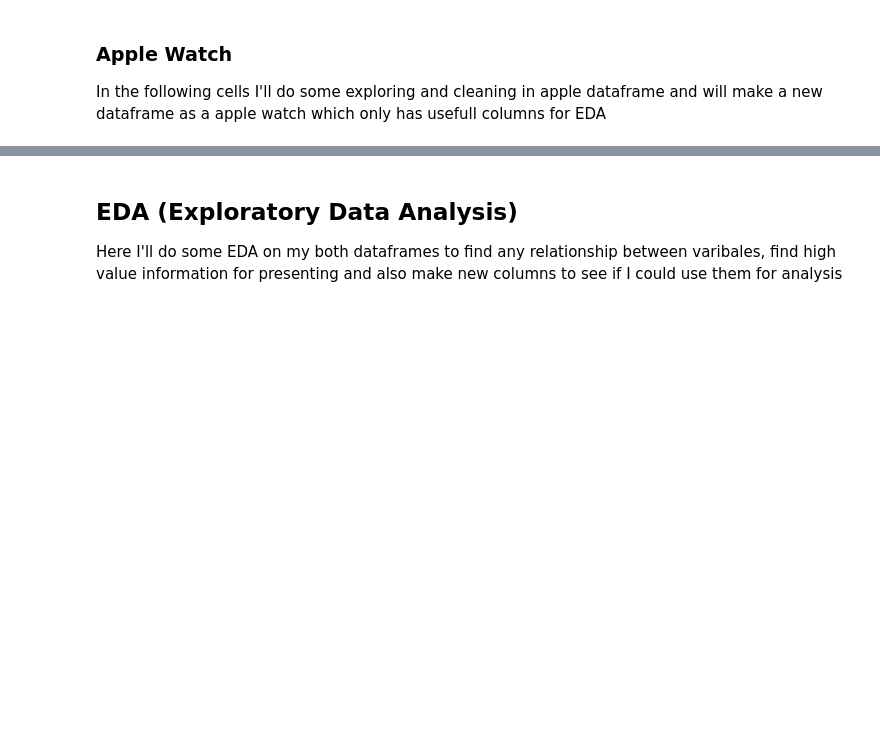
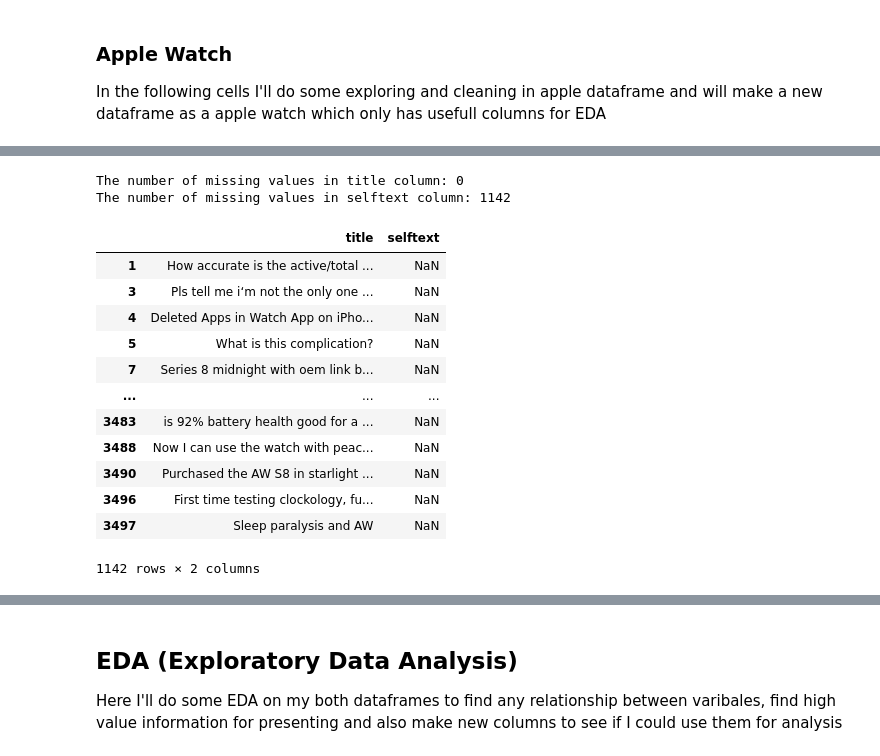
Before and after one commit to farhadfarahanii/Predicting_Subreddit_Based_on_ML_-Models, a Jupyter notebook: code/02_Cleaning_and_EDA.ipynb, the cells around one changed output, grey strips where cells are left out. Saved outputs shown, nothing was run; the diff lists cells and outputs as text; code cells hidden in the pictures; blank space fills up the shorter version.

```diff
--- a/code/02_Cleaning_and_EDA.ipynb
+++ b/code/02_Cleaning_and_EDA.ipynb
@@ -197,0 +115,9 @@ df_applewatch.head()
+# %%
+# load data
+df_apple = pd.read_csv(apple_path)
+
+# Get some basic information
+print(f"Sample Data :{df_apple.head()}")
+print(f"\n--------------------------\n\n Columns : {[i for i in df_apple.columns]}")
+print(f"\n--------------------------\n\n Size of the dataset : {df_apple.shape[0]}")
+print(f"\n--------------------------\n\n Total number of columns : {df_apple.shape[1]}")
@@ -197,0 +142,23 @@ df_applewatch.head()
+# %%
+print(f"The number of missing values in title column: {df_apple['title'].isna().sum()}")
+print(f"The number of missing values in selftext column: {df_apple['selftext'].isna().sum()}")
+# %% [output]
+The number of missing values in title column: 0
+The number of missing values in selftext column: 1142
+# %%
+# check the type of missing values in selftext with theire equivalents in title
+df_apple.loc[df_apple["selftext"].isna(), ["title", "selftext"]]
+# %% [output]
+|  | title | selftext |
+| 1 | How accurate is the active/total ... | NaN |
+| 3 | Pls tell me i‘m not the only one ... | NaN |
+| 4 | Deleted Apps in Watch App on iPho... | NaN |
+| 5 | What is this complication? | NaN |
+| 7 | Series 8 midnight with oem link b... | NaN |
+| ... | ... | ... |
+| 3483 | is 92% battery health good for a ... | NaN |
+| 3488 | Now I can use the watch with peac... | NaN |
+| 3490 | Purchased the AW S8 in starlight ... | NaN |
+| 3496 | First time testing clockology, fu... | NaN |
+| 3497 | Sleep paralysis and AW | NaN |
+1142 rows × 2 columns
```
Also changed, not shown: parts of 33 cells of this notebook, 1 other file.
